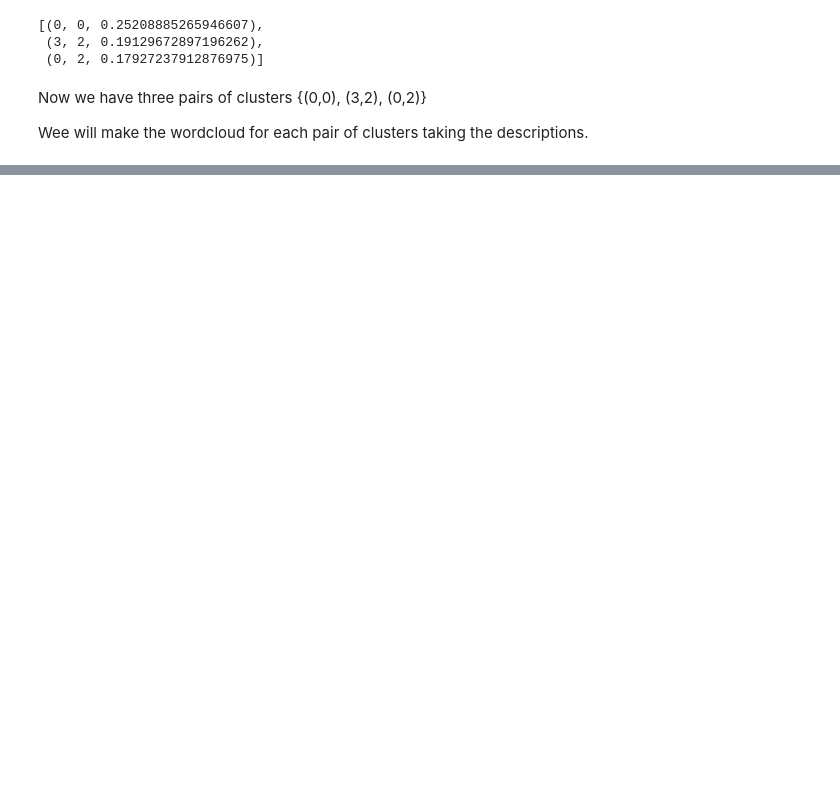
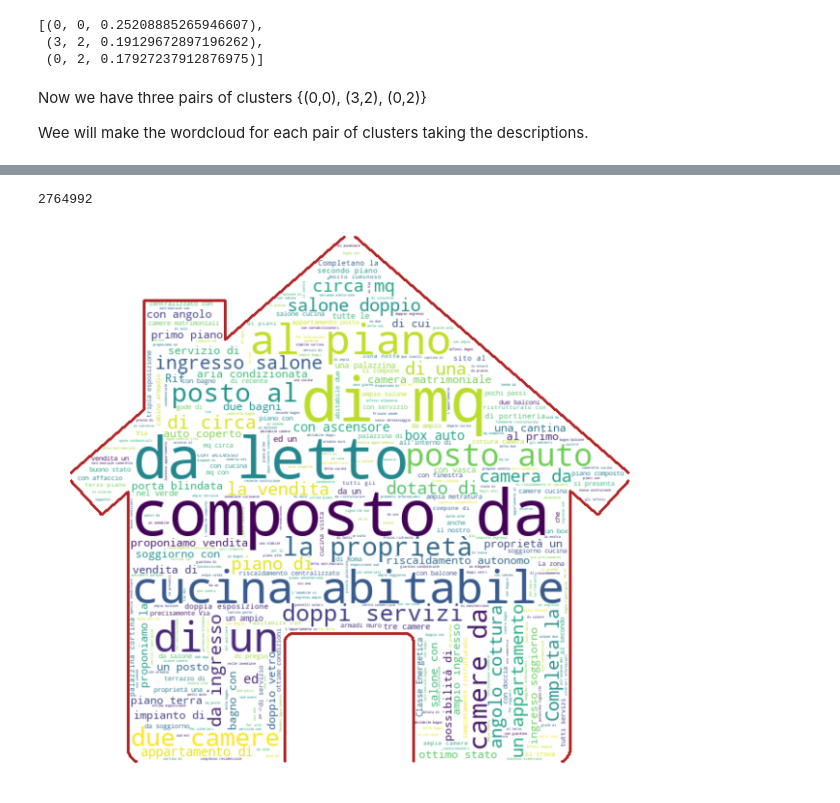
Before and after one commit to cerniello/Web-Scraping-Clustering-Real-Estate-Data, a Jupyter notebook: HW4.ipynb, the cells around one changed output, grey strips where cells are left out. Saved outputs shown, nothing was run; the diff lists cells and outputs as text; code cells hidden in the pictures; blank space fills up the shorter version.

```diff
--- a/HW4.ipynb
+++ b/HW4.ipynb
@@ -380,0 +397,6 @@ Wee will make the wordcloud for each pair of clusters taking the descriptions.
+# %%
+# Word cloud over first ranked couple of clusters (0, 3)
+wdcl.setWordcloud(Jdf, features_clusters[3], TFIDF_clusters[2])
+# %% [output]
+2764992
+[figure, added]
```
Also changed, not shown: parts of 6 cells of this notebook, 1 other file.
